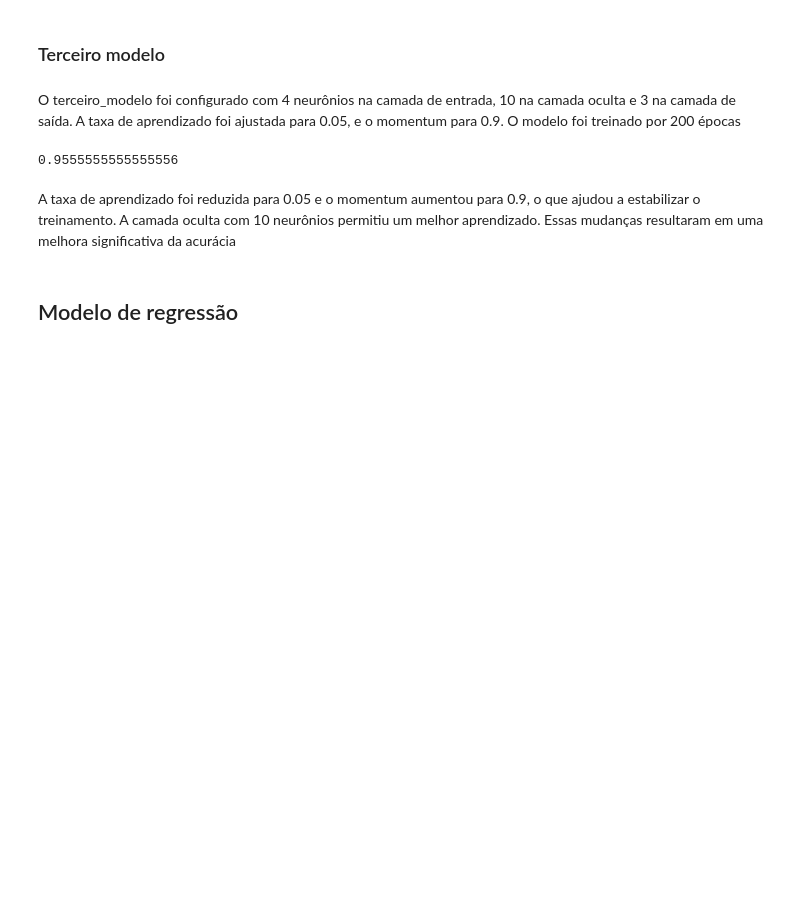
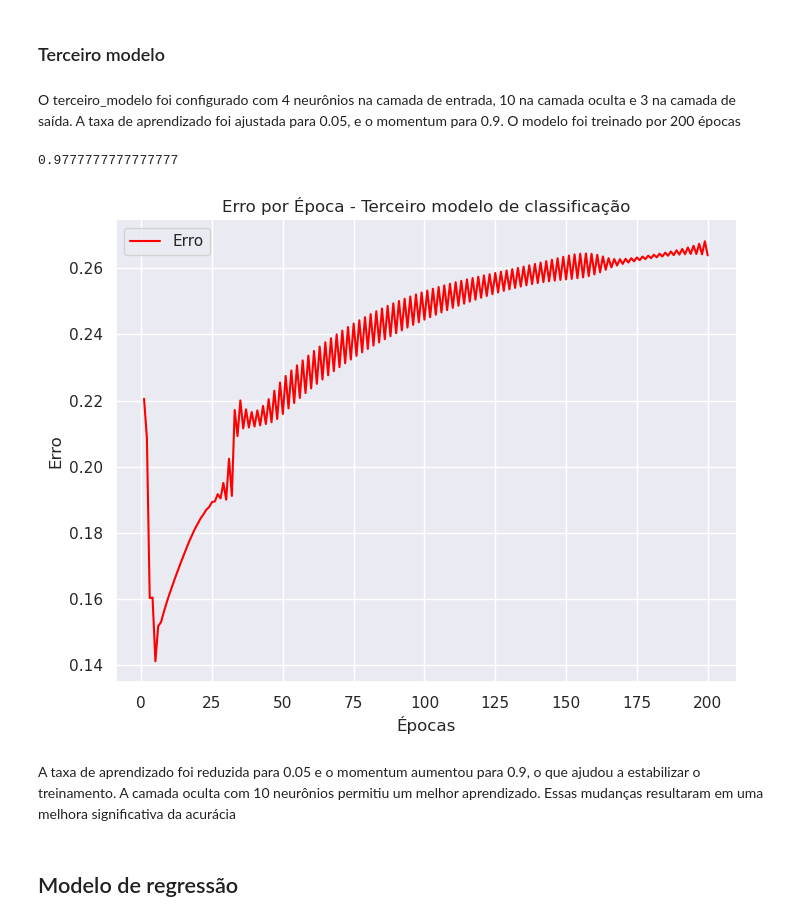
Before and after one commit to guipereira2/Projetos_RedesNeurais, a Jupyter notebook: Projeto1.ipynb, the cells around one changed output. Cells and saved outputs as stored; diff of their text form; code cells hidden in the pictures; blank space fills up the shorter version.

```diff
--- a/Projeto1.ipynb
+++ b/Projeto1.ipynb
@@ -459,18 +493,29 @@ O terceiro_modelo foi configurado com 4 neurônios na camada de entrada, 10 na c
 # %%
 # Configuração do terceiro modelo
 terceiro_modelo = MLP(tamanho_camadas=[4, 10, 3], taxa_de_aprendizado=0.05, momentum=0.9, tipo='classificacao')
 
 # Treinamento do modelo
-pesos, bias, erros = terceiro_modelo.treinar(X_treino, y_treino, epocas=200)
+pesos, bias, erros = terceiro_modelo.treinar(X_treino, y_treino, epocas=200, tipo='classificacao')
 
 # Previsões
 y_pred = terceiro_modelo.prever(X_teste)
 
 # Acurácia
 acuracia = accuracy_score(y_teste, y_pred)
-acuracia
+
+# Plotando o gráfico de erro por época
+plt.figure(figsize=(8, 6))
+plt.plot(range(1, len(erros) + 1), erros, color='red', label="Erro")
+plt.title("Erro por Época - Terceiro modelo de classificação")
+plt.xlabel("Épocas")
+plt.ylabel("Erro")
+plt.legend()
+plt.grid(True)
+
+print(acuracia)
 # %% [output]
-0.9555555555555556
+0.9777777777777777
+[figure, added]
 # %% [markdown]
 A taxa de aprendizado foi reduzida para 0.05 e o momentum aumentou para 0.9, o que ajudou a estabilizar o treinamento. A camada oculta com 10 neurônios permitiu um melhor aprendizado. Essas mudanças resultaram em uma melhora significativa da acurácia
 # %% [markdown]
```
Also changed, not shown: parts of 31 cells of this notebook.
